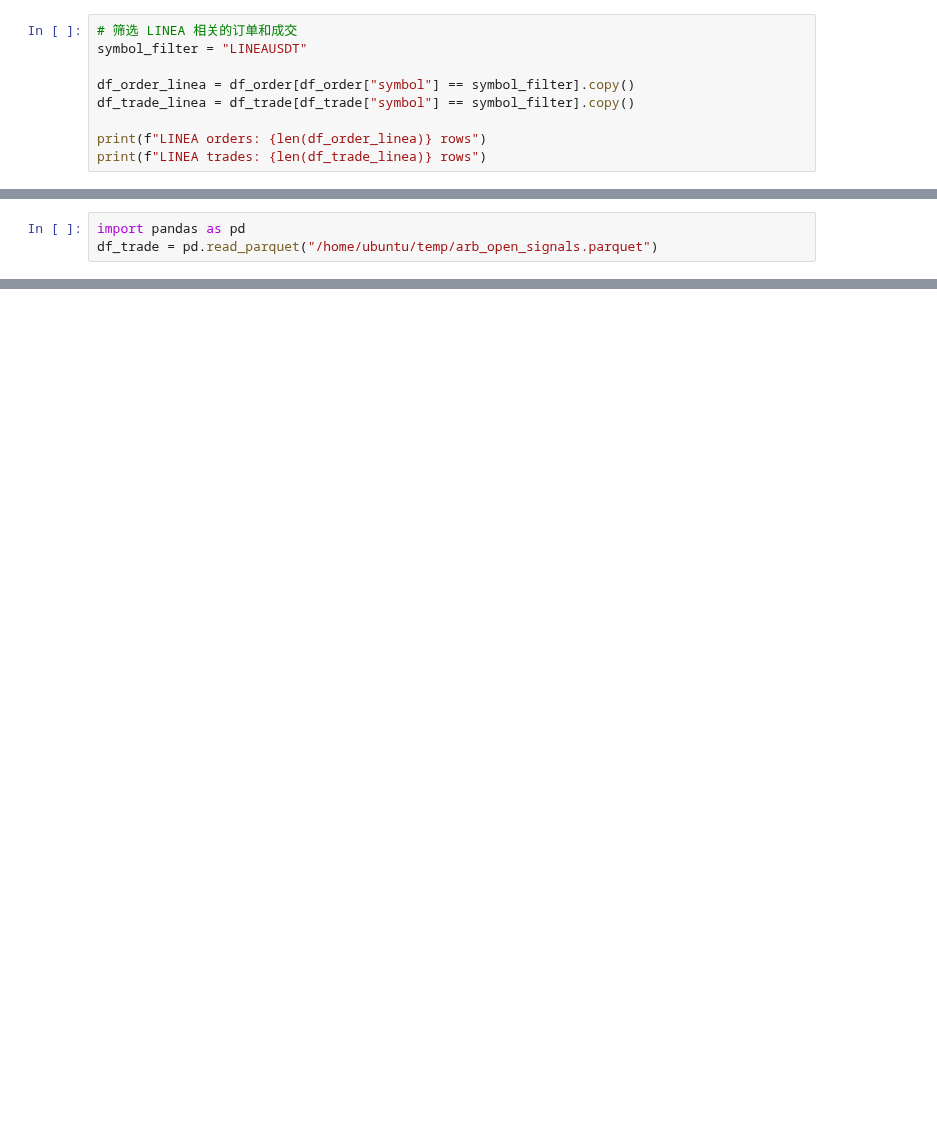
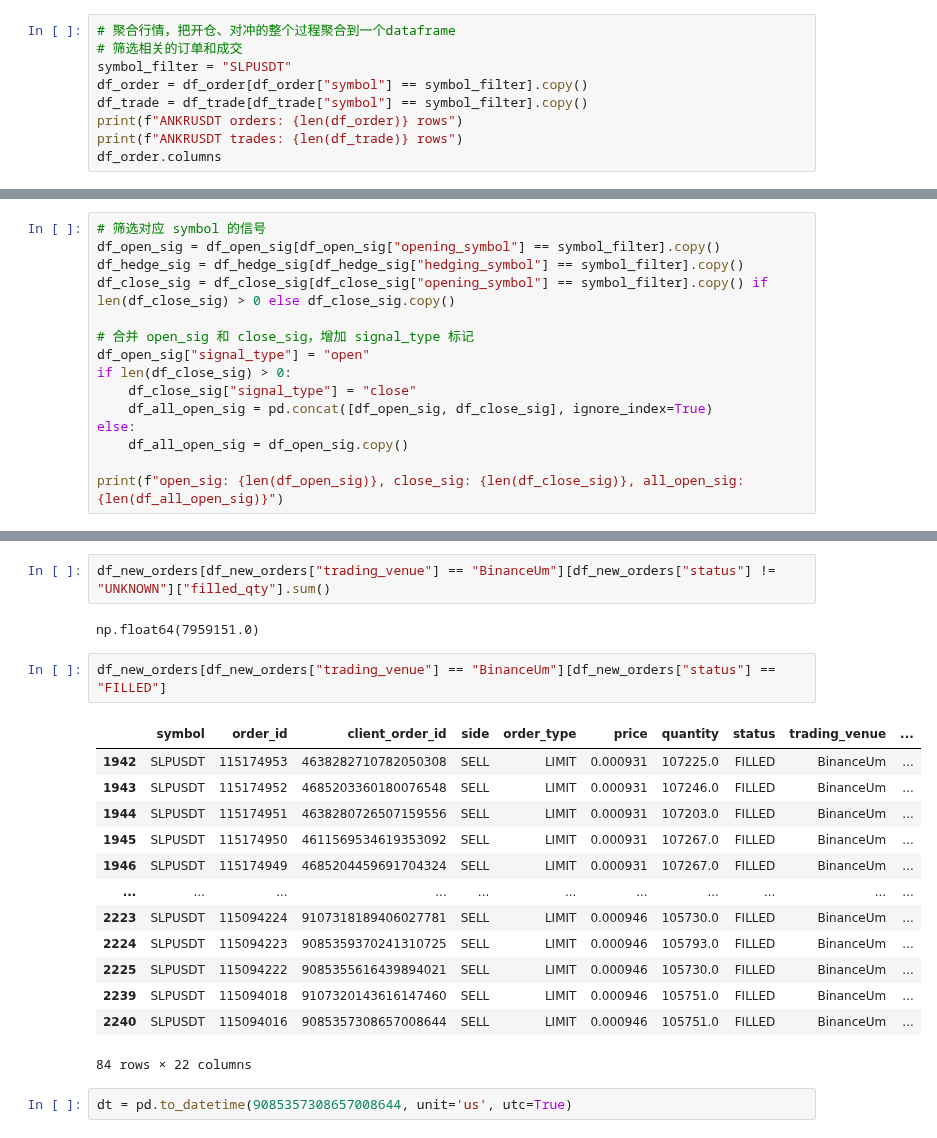
Before and after one commit to fangwater/mkt_signal, a Jupyter notebook: test.ipynb, the cells around one changed output, grey strips where cells are left out. Cells and saved outputs as stored; diff of their text form; blank space fills up the shorter version.

```diff
--- a/test.ipynb
+++ b/test.ipynb
@@ -32,10 +35,10 @@ signals_arb_close: 0 rows
 # %%
-# 筛选 LINEA 相关的订单和成交
-symbol_filter = "LINEAUSDT"
-
-df_order_linea = df_order[df_order["symbol"] == symbol_filter].copy()
-df_trade_linea = df_trade[df_trade["symbol"] == symbol_filter].copy()
-
-print(f"LINEA orders: {len(df_order_linea)} rows")
-print(f"LINEA trades: {len(df_trade_linea)} rows")
+# 聚合行情，把开仓、对冲的整个过程聚合到一个dataframe
+# 筛选相关的订单和成交
+symbol_filter = "SLPUSDT"
+df_order = df_order[df_order["symbol"] == symbol_filter].copy()
+df_trade = df_trade[df_trade["symbol"] == symbol_filter].copy()
+print(f"ANKRUSDT orders: {len(df_order)} rows")
+print(f"ANKRUSDT trades: {len(df_trade)} rows")
+df_order.columns
 # %% [output]
@@ -75,3 +52,0 @@ df_trade[df_trade["strategy_id"] == 126288409]
-# %%
-import pandas as pd
-df_trade = pd.read_parquet("/home/ubuntu/temp/arb_open_signals.parquet")
@@ -79,0 +53,15 @@ FileNotFoundError: [Errno 2] No such file or directory: '/home/ubuntu/temp/arb_o
+# %%
+# 筛选对应 symbol 的信号
+df_open_sig = df_open_sig[df_open_sig["opening_symbol"] == symbol_filter].copy()
+df_hedge_sig = df_hedge_sig[df_hedge_sig["hedging_symbol"] == symbol_filter].copy()
+df_close_sig = df_close_sig[df_close_sig["opening_symbol"] == symbol_filter].copy() if len(df_close_sig) > 0 else df_close_sig.copy()
+
+# 合并 open_sig 和 close_sig，增加 signal_type 标记
+df_open_sig["signal_type"] = "open"
+if len(df_close_sig) > 0:
+    df_close_sig["signal_type"] = "close"
+    df_all_open_sig = pd.concat([df_open_sig, df_close_sig], ignore_index=True)
+else:
+    df_all_open_sig = df_open_sig.copy()
+
+print(f"open_sig: {len(df_open_sig)}, close_sig: {len(df_close_sig)}, all_open_sig: {len(df_all_open_sig)}")
@@ -79,0 +274,22 @@ FileNotFoundError: [Errno 2] No such file or directory: '/home/ubuntu/temp/arb_o
+# %%
+df_new_orders[df_new_orders["trading_venue"] == "BinanceUm"][df_new_orders["status"] != "UNKNOWN"]["filled_qty"].sum()
+# %% [output]
+np.float64(7959151.0)
+# %%
+df_new_orders[df_new_orders["trading_venue"] == "BinanceUm"][df_new_orders["status"] == "FILLED"]
+# %% [output]
+|  | symbol | order_id | client_order_id | side | order_type | price | quantity | status | trading_venue | ... |
+| 1942 | SLPUSDT | 115174953 | 4638282710782050308 | SELL | LIMIT | 0.000931 | 107225.0 | FILLED | BinanceUm | ... |
+| 1943 | SLPUSDT | 115174952 | 4685203360180076548 | SELL | LIMIT | 0.000931 | 107246.0 | FILLED | BinanceUm | ... |
+| 1944 | SLPUSDT | 115174951 | 4638280726507159556 | SELL | LIMIT | 0.000931 | 107203.0 | FILLED | BinanceUm | ... |
+| 1945 | SLPUSDT | 115174950 | 4611569534619353092 | SELL | LIMIT | 0.000931 | 107267.0 | FILLED | BinanceUm | ... |
+| 1946 | SLPUSDT | 115174949 | 4685204459691704324 | SELL | LIMIT | 0.000931 | 107267.0 | FILLED | BinanceUm | ... |
+| ... | ... | ... | ... | ... | ... | ... | ... | ... | ... | ... |
+| 2223 | SLPUSDT | 115094224 | 9107318189406027781 | SELL | LIMIT | 0.000946 | 105730.0 | FILLED | BinanceUm | ... |
+| 2224 | SLPUSDT | 115094223 | 9085359370241310725 | SELL | LIMIT | 0.000946 | 105793.0 | FILLED | BinanceUm | ... |
+| 2225 | SLPUSDT | 115094222 | 9085355616439894021 | SELL | LIMIT | 0.000946 | 105730.0 | FILLED | BinanceUm | ... |
+| 2239 | SLPUSDT | 115094018 | 9107320143616147460 | SELL | LIMIT | 0.000946 | 105751.0 | FILLED | BinanceUm | ... |
+| 2240 | SLPUSDT | 115094016 | 9085357308657008644 | SELL | LIMIT | 0.000946 | 105751.0 | FILLED | BinanceUm | ... |
+84 rows × 22 columns
+# %%
+dt = pd.to_datetime(9085357308657008644, unit='us', utc=True)
```
Also changed, not shown: parts of 13 cells of this notebook, 12 other files.
